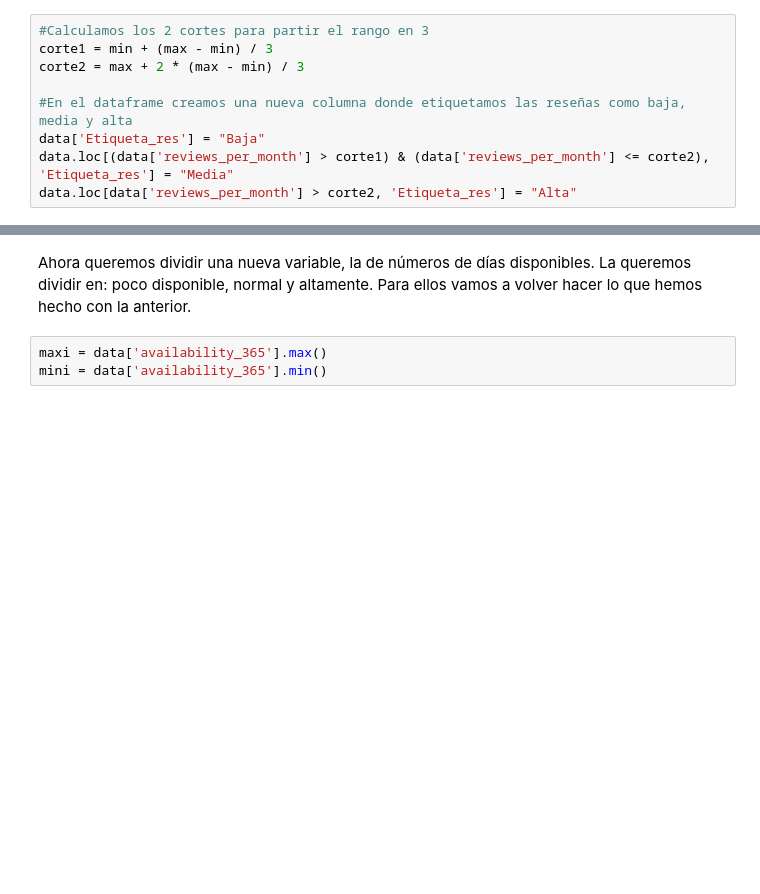
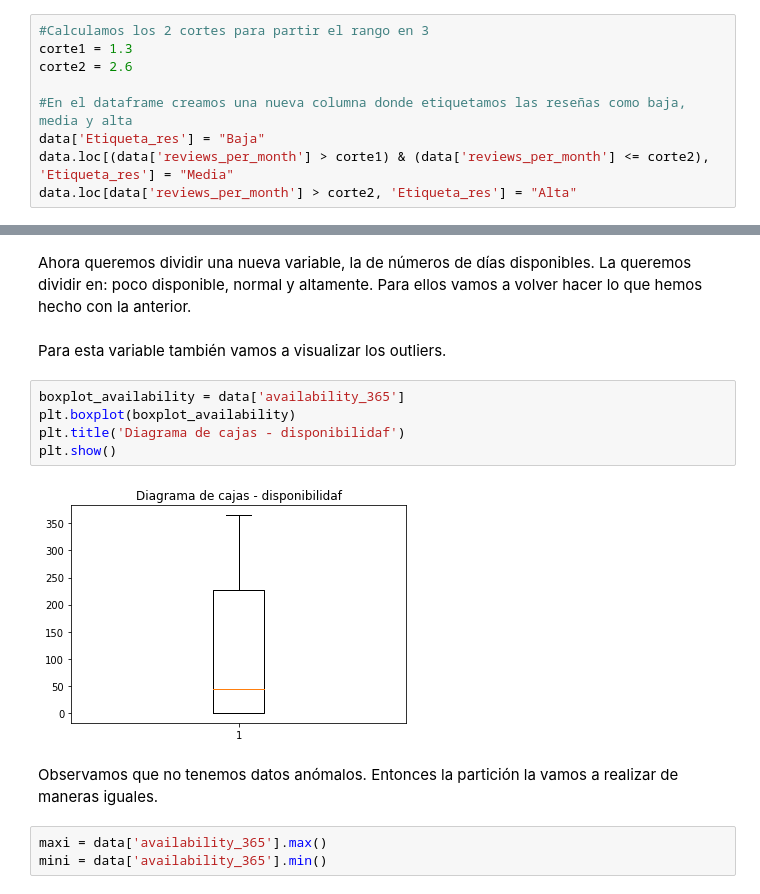
Before and after one commit to MartaAmoresCastillejo/LAB1, a Jupyter notebook: Lab1.ipynb, the cells around one changed output, grey strips where cells are left out. Drawn from its saved outputs; the diff is of its cells as text; blank space fills up the shorter version.

```diff
--- a/Lab1.ipynb
+++ b/Lab1.ipynb
@@ -107,7 +128,7 @@ El número mínimo es 0 y el número máximo es 58.5, como vamos a dividirlos en
 # %%
 #Calculamos los 2 cortes para partir el rango en 3
-corte1 = min + (max - min) / 3
-corte2 = max + 2 * (max - min) / 3
+corte1 = 1.3
+corte2 = 2.6
 
 #En el dataframe creamos una nueva columna donde etiquetamos las reseñas como baja, media y alta
 data['Etiqueta_res'] = "Baja"
@@ -132,6 +153,17 @@ data
 # %% [markdown]
 Ahora queremos dividir una nueva variable, la de números de días disponibles. La queremos dividir en: poco disponible, normal y altamente.
 Para ellos vamos a volver hacer lo que hemos hecho con la anterior.
+# %% [markdown]
+Para esta variable también vamos a visualizar los outliers.
+# %%
+boxplot_availability = data['availability_365']
+plt.boxplot(boxplot_availability)
+plt.title('Diagrama de cajas - disponibilidaf')
+plt.show()
+# %% [output]
+[figure, added]
+# %% [markdown]
+Observamos que no tenemos datos anómalos. Entonces la partición la vamos a realizar de maneras iguales.
 # %%
 maxi = data['availability_365'].max()
 mini = data['availability_365'].min()
```
Also changed, not shown: parts of 16 cells of this notebook.
